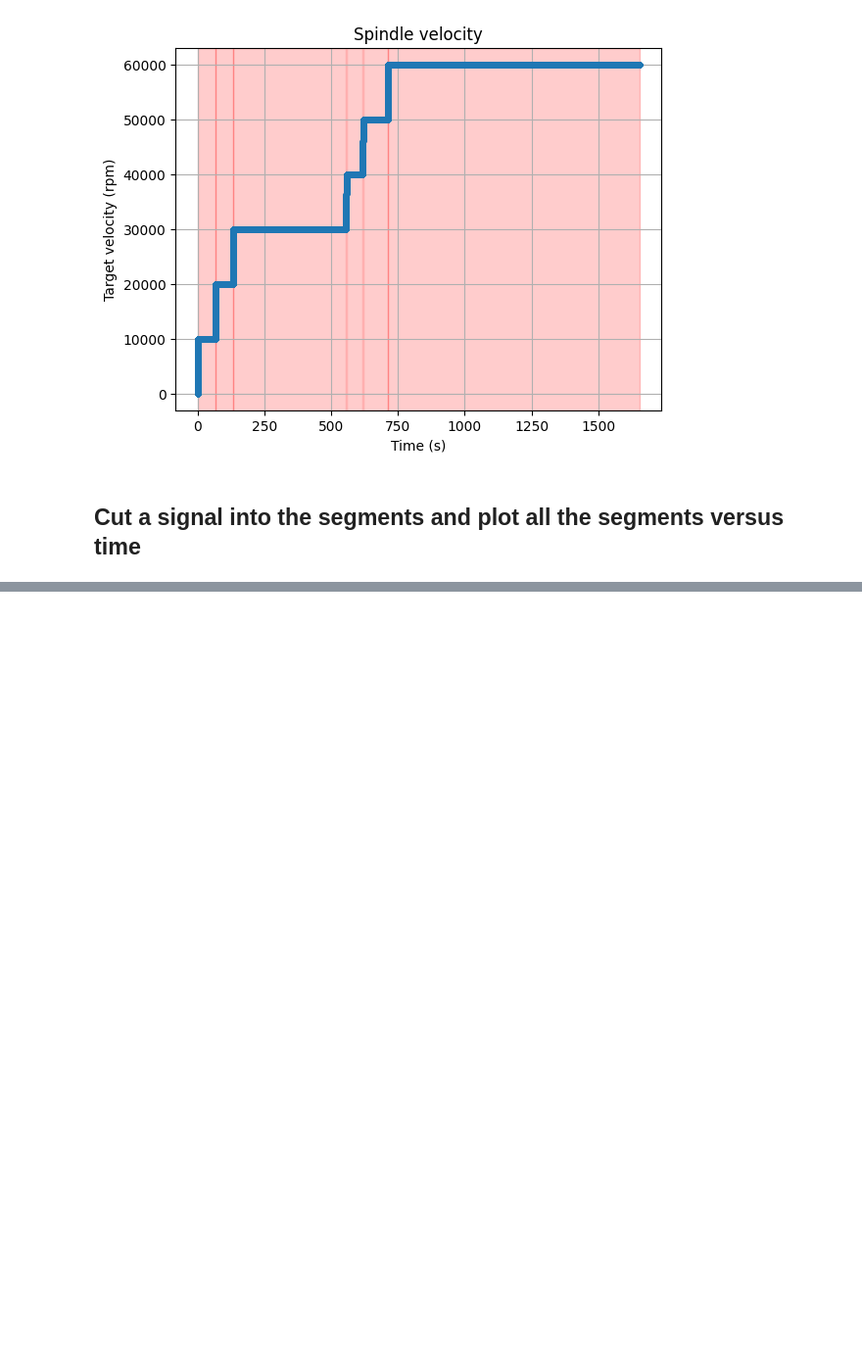
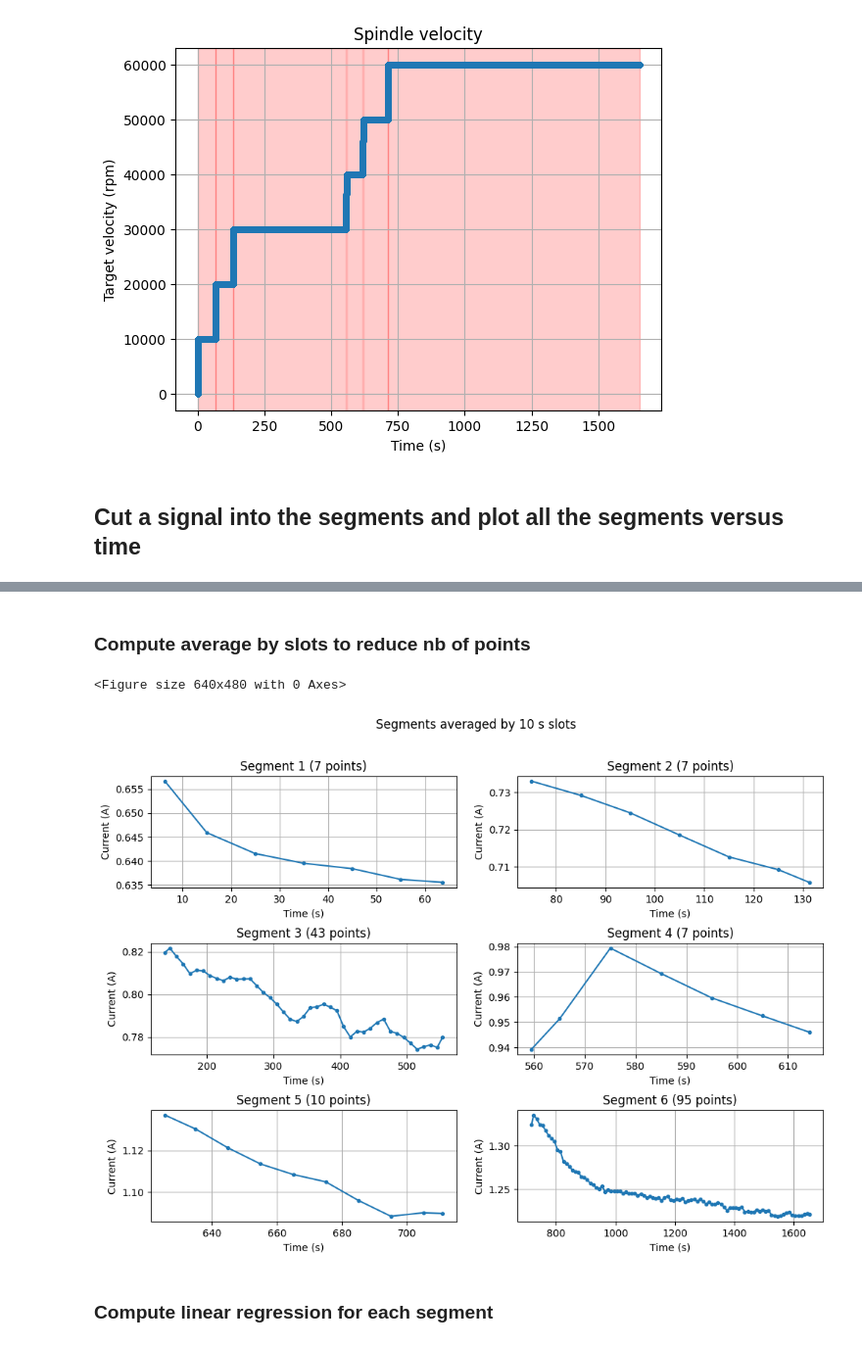
Before and after one commit to opatiny/predictiveMaintenance, a Jupyter notebook: src/notebooks/spindleCurrentVsTemperature.ipynb, the cells around one changed output, grey strips where cells are left out. Shown: that part at 98% size. Cells and saved outputs as stored; diff of their text form; code cells hidden in the pictures; blank space fills up the shorter version.

```diff
--- a/src/notebooks/spindleCurrentVsTemperature.ipynb
+++ b/src/notebooks/spindleCurrentVsTemperature.ipynb
@@ -278,0 +362,15 @@ plt.show()
+# %% [markdown]
+### Compute average by slots to reduce nb of points
+# %%
+dt = 10 # seconds
+
+for i in range(len(segments)):
+    segments[i] = computeSlotsAverage(segments[i], dt)
+
+# plot the segments
+plotSegments(segments, title="Segments averaged by " + str(dt) + " seconds slots")
+# %% [output]
+<Figure size 640x480 with 0 Axes>
+[figure, added]
+# %% [markdown]
+### Compute linear regression for each segment
```
Also changed, not shown: parts of 14 cells of this notebook, 1 other file.
